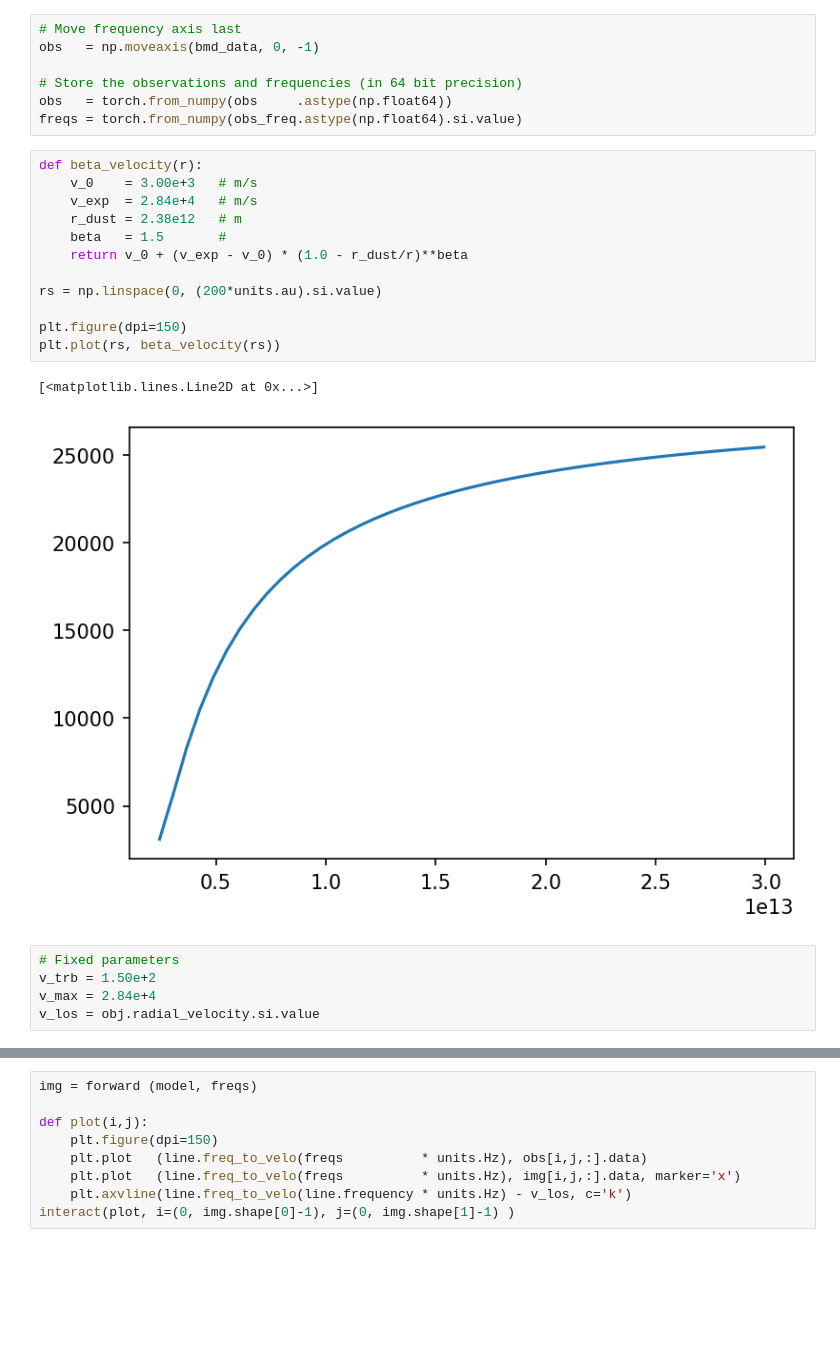
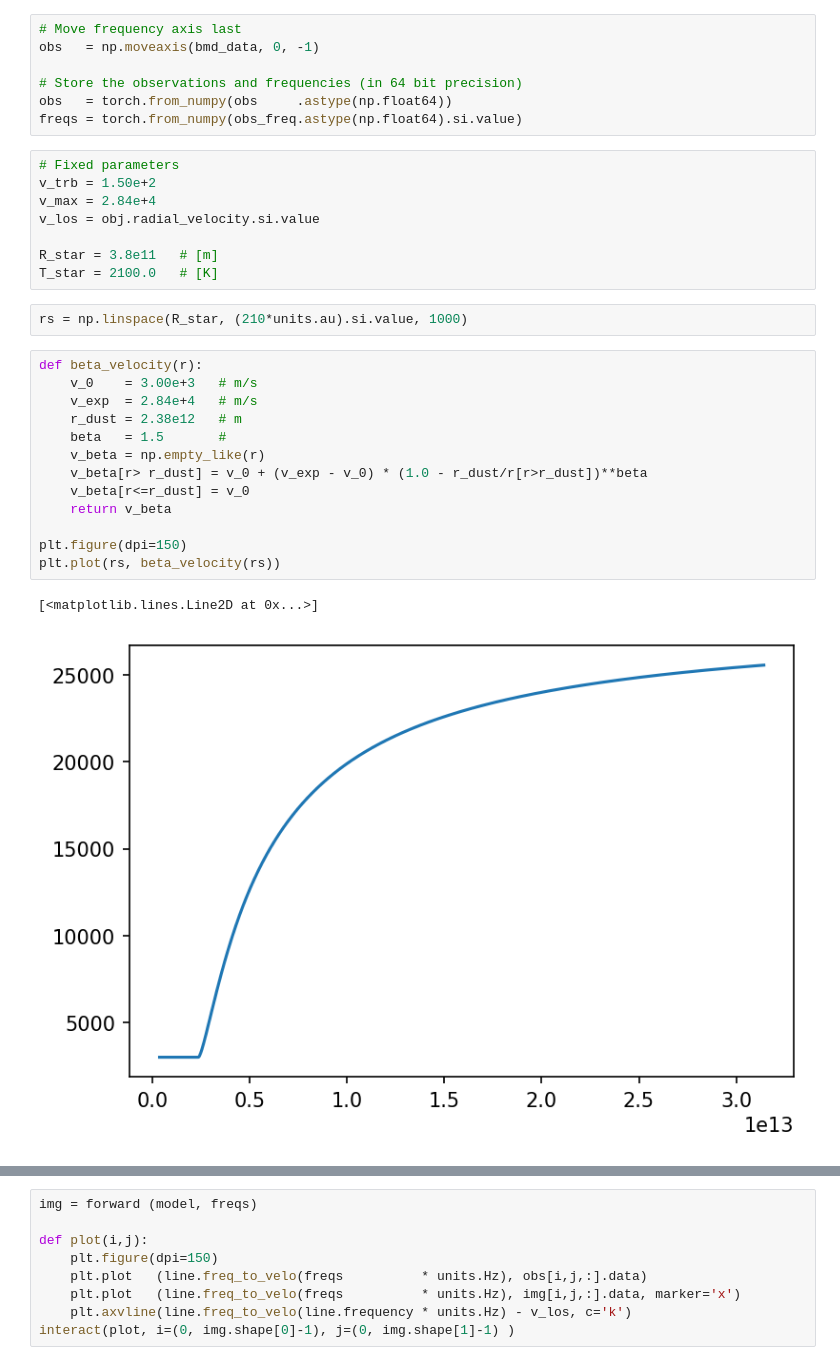
Before and after one commit to Magritte-code/pomme, a Jupyter notebook: docs/src/examples/IK_Tau_NaCl.ipynb, the cells around one changed output, grey strips where cells are left out. Cells and saved outputs as stored; diff of their text form; blank space fills up the shorter version.

```diff
--- a/docs/src/examples/IK_Tau_NaCl.ipynb
+++ b/docs/src/examples/IK_Tau_NaCl.ipynb
@@ -97,23 +139,29 @@ obs   = np.moveaxis(bmd_data, 0, -1)
 # Store the observations and frequencies (in 64 bit precision)
 obs   = torch.from_numpy(obs     .astype(np.float64))
 freqs = torch.from_numpy(obs_freq.astype(np.float64).si.value)
+# %%
+# Fixed parameters
+v_trb = 1.50e+2
+v_max = 2.84e+4
+v_los = obj.radial_velocity.si.value
+
+R_star = 3.8e11   # [m]
+T_star = 2100.0   # [K]
+# %%
+rs = np.linspace(R_star, (210*units.au).si.value, 1000)
 # %%
 def beta_velocity(r):
     v_0    = 3.00e+3   # m/s
     v_exp  = 2.84e+4   # m/s
     r_dust = 2.38e12   # m
     beta   = 1.5       #
-    return v_0 + (v_exp - v_0) * (1.0 - r_dust/r)**beta
-
-rs = np.linspace(0, (200*units.au).si.value)
+    v_beta = np.empty_like(r)
+    v_beta[r> r_dust] = v_0 + (v_exp - v_0) * (1.0 - r_dust/r[r>r_dust])**beta
+    v_beta[r<=r_dust] = v_0
+    return v_beta
 
 plt.figure(dpi=150)
 plt.plot(rs, beta_velocity(rs))
 # %% [output]
 [<matplotlib.lines.Line2D at 0x...>]
-[figure, old version]
+[figure, new version]
-# %%
-# Fixed parameters
-v_trb = 1.50e+2
-v_max = 2.84e+4
-v_los = obj.radial_velocity.si.value
```
Also changed, not shown: parts of 30 cells of this notebook, 7 other files.
